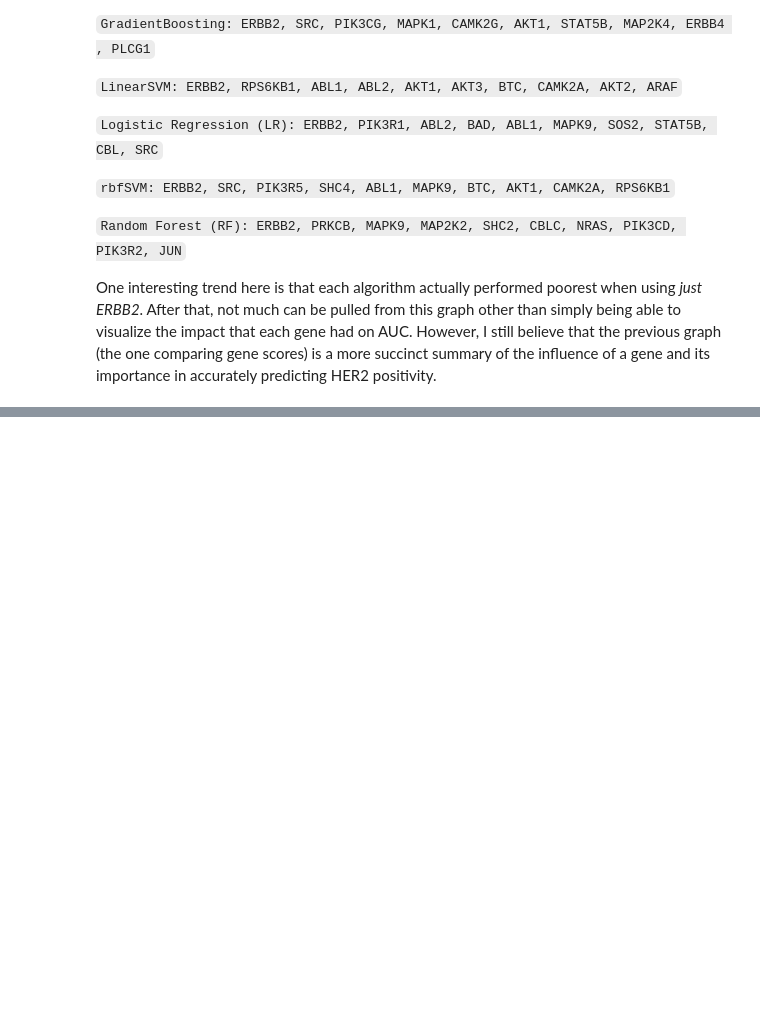
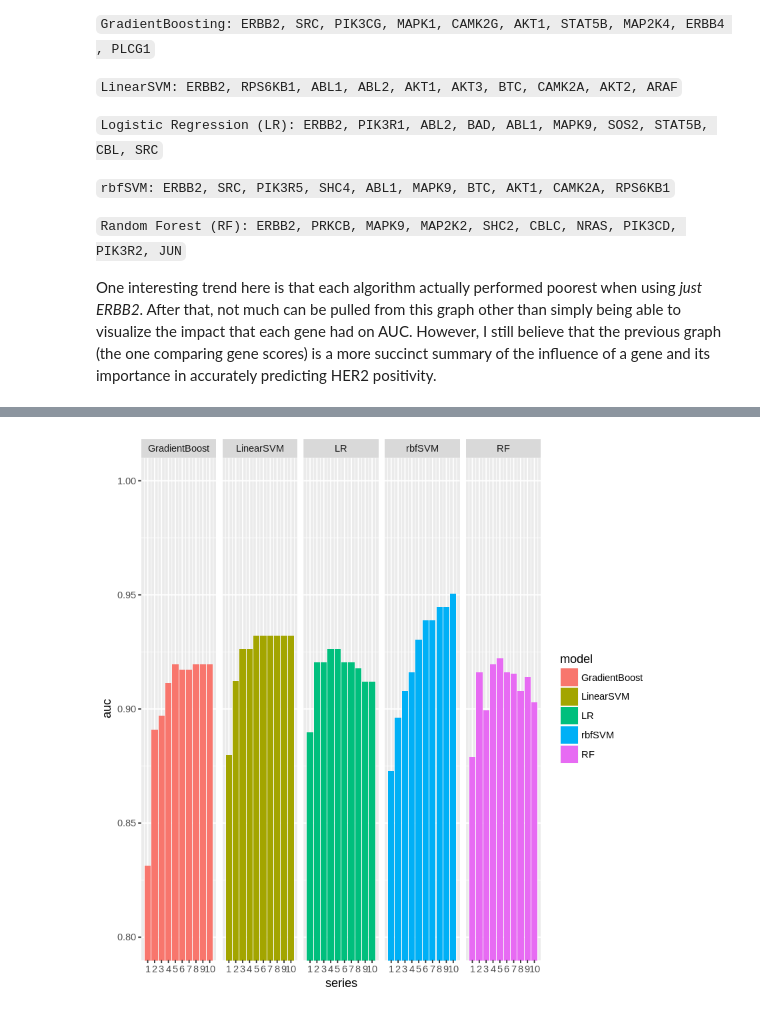
Before and after one commit to zence/SCCR, a Jupyter notebook: notebooks/best_genes.ipynb, the cells around one changed output, grey strips where cells are left out. Saved outputs shown, nothing was run; the diff lists cells and outputs as text; code cells hidden in the pictures; blank space fills up the shorter version.

```diff
--- a/notebooks/best_genes.ipynb
+++ b/notebooks/best_genes.ipynb
@@ -273,0 +368,11 @@ One interesting trend here is that each algorithm actually performed poorest whe
+# %%
+seqd.genes$series <- as.integer(lapply(seqd.genes$genes, length))
+# %%
+gbar <- ggplot(seqd.genes, aes(x = series, y = auc, fill = model))
+ggbar <- gbar + geom_bar(stat = "identity") + facet_grid(. ~ model) +
+            coord_cartesian(ylim = c(0.8, 1)) +
+            scale_x_continuous(breaks = seq(1, 10))
+
+ggbar
+# %% [output]
+[figure, added]
```
Also changed, not shown: parts of 14 cells of this notebook, 1 other file.
